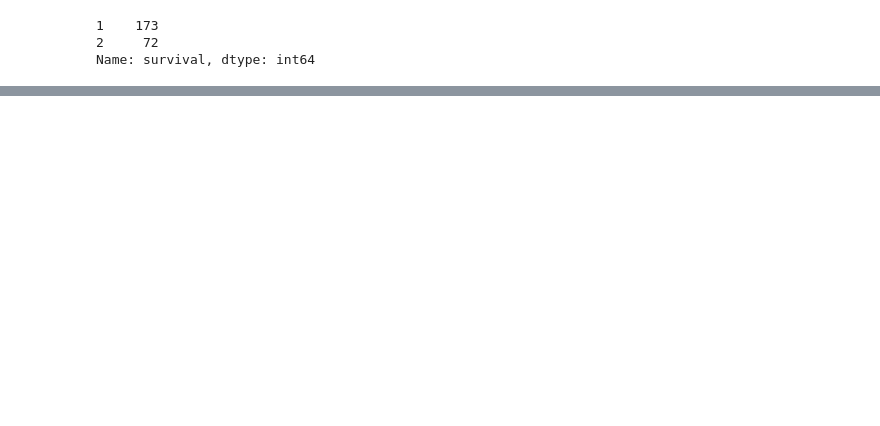
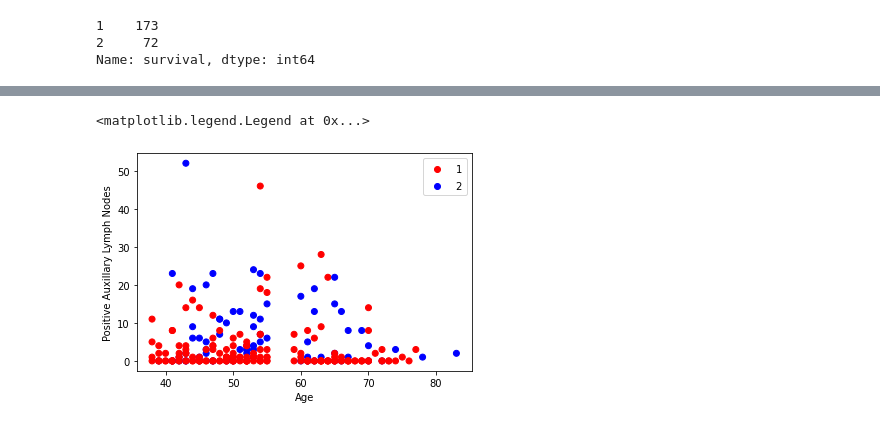
Before and after one commit to vaidhyesh1/Machine-Learning-HW, a Jupyter notebook: HW1.ipynb, the cells around one changed output, grey strips where cells are left out. Cells and saved outputs as stored; diff of their text form; code cells hidden in the pictures; blank space fills up the shorter version.

```diff
--- a/HW1.ipynb
+++ b/HW1.ipynb
@@ -25,0 +44,10 @@ Name: survival, dtype: int64
+# %%
+colors = ListedColormap(['r','b'])
+
+scatter_age_pos = plt.scatter(df_train['age'].to_list(), df_train['positive_aux_lymph'].to_list(), c=df_train['survival'].to_list(),cmap=colors)
+plt.xlabel('Age')
+plt.ylabel('Positive Auxillary Lymph Nodes')
+plt.legend(*scatter_age_pos.legend_elements())
+# %% [output]
+<matplotlib.legend.Legend at 0x...>
+[figure, added]
```
Also changed, not shown: parts of 6 cells of this notebook.
